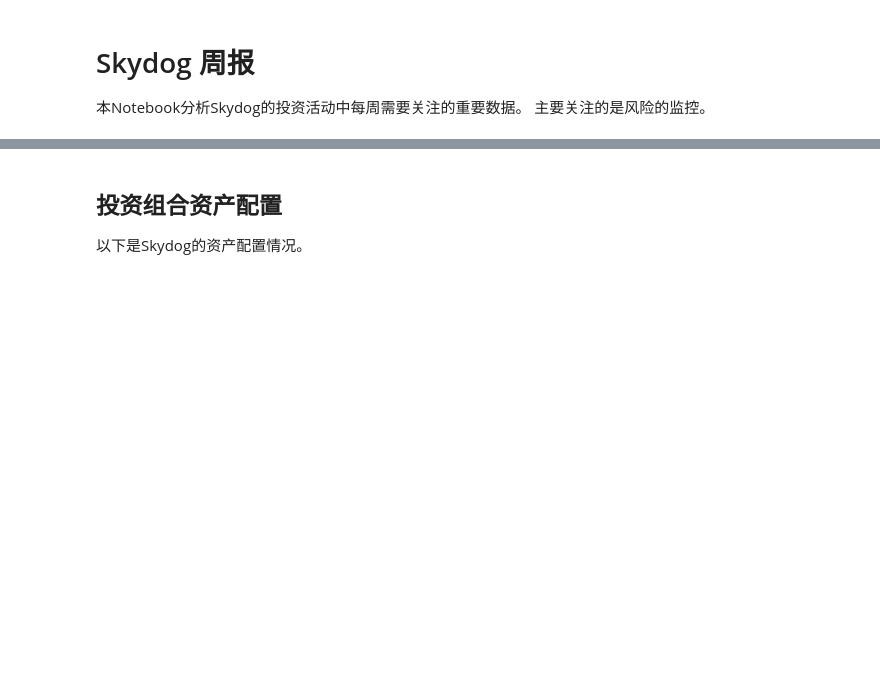
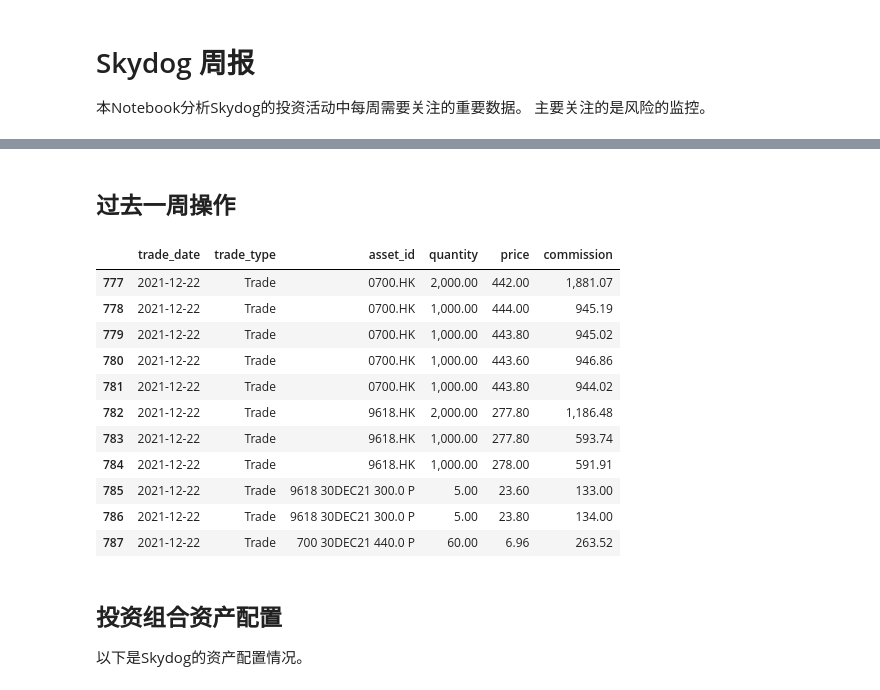
Before and after one commit to koalainfotech/skydog, a Jupyter notebook: notebooks/Skydog Portfolio Report.ipynb, the cells around one changed output, grey strips where cells are left out. Saved outputs shown, nothing was run; the diff lists cells and outputs as text; code cells hidden in the pictures; blank space fills up the shorter version.

```diff
--- a/notebooks/Skydog Portfolio Report.ipynb
+++ b/notebooks/Skydog Portfolio Report.ipynb
@@ -25,6 +25,24 @@ pd.options.display.float_format = '{:,.2f}'.format
 
 df_holding=pd.read_csv('../data/skydog/portfolio_latest_holdings_vw.csv')
 df_price=pd.read_csv('../data/skydog/latest_price.csv')
+df_trans=pd.read_csv('../data/skydog/security_transactions.csv')
+# %% [markdown]
+## 过去一周操作
+# %%
+df_trans.loc[(df_trans['trade_type']=='Trade') & (pd.to_datetime(df_trans['trade_date'])>=pd.to_datetime(dt.date.today()-dt.timedelta(weeks=1))) ,['trade_date','trade_type','asset_id','quantity','price','commission']].sort_values(by='trade_date')
+# %% [output]
+|  | trade_date | trade_type | asset_id | quantity | price | commission |
+| 777 | 2021-12-22 | Trade | 0700.HK | 2,000.00 | 442.00 | 1,881.07 |
+| 778 | 2021-12-22 | Trade | 0700.HK | 1,000.00 | 444.00 | 945.19 |
+| 779 | 2021-12-22 | Trade | 0700.HK | 1,000.00 | 443.80 | 945.02 |
+| 780 | 2021-12-22 | Trade | 0700.HK | 1,000.00 | 443.60 | 946.86 |
+| 781 | 2021-12-22 | Trade | 0700.HK | 1,000.00 | 443.80 | 944.02 |
+| 782 | 2021-12-22 | Trade | 9618.HK | 2,000.00 | 277.80 | 1,186.48 |
+| 783 | 2021-12-22 | Trade | 9618.HK | 1,000.00 | 277.80 | 593.74 |
+| 784 | 2021-12-22 | Trade | 9618.HK | 1,000.00 | 278.00 | 591.91 |
+| 785 | 2021-12-22 | Trade | 9618 30DEC21 300.0 P | 5.00 | 23.60 | 133.00 |
+| 786 | 2021-12-22 | Trade | 9618 30DEC21 300.0 P | 5.00 | 23.80 | 134.00 |
+| 787 | 2021-12-22 | Trade | 700 30DEC21 440.0 P | 60.00 | 6.96 | 263.52 |
 # %% [markdown]
 ## 投资组合资产配置
 
```
Also changed, not shown: parts of 1 cell of this notebook, 3 other files.
